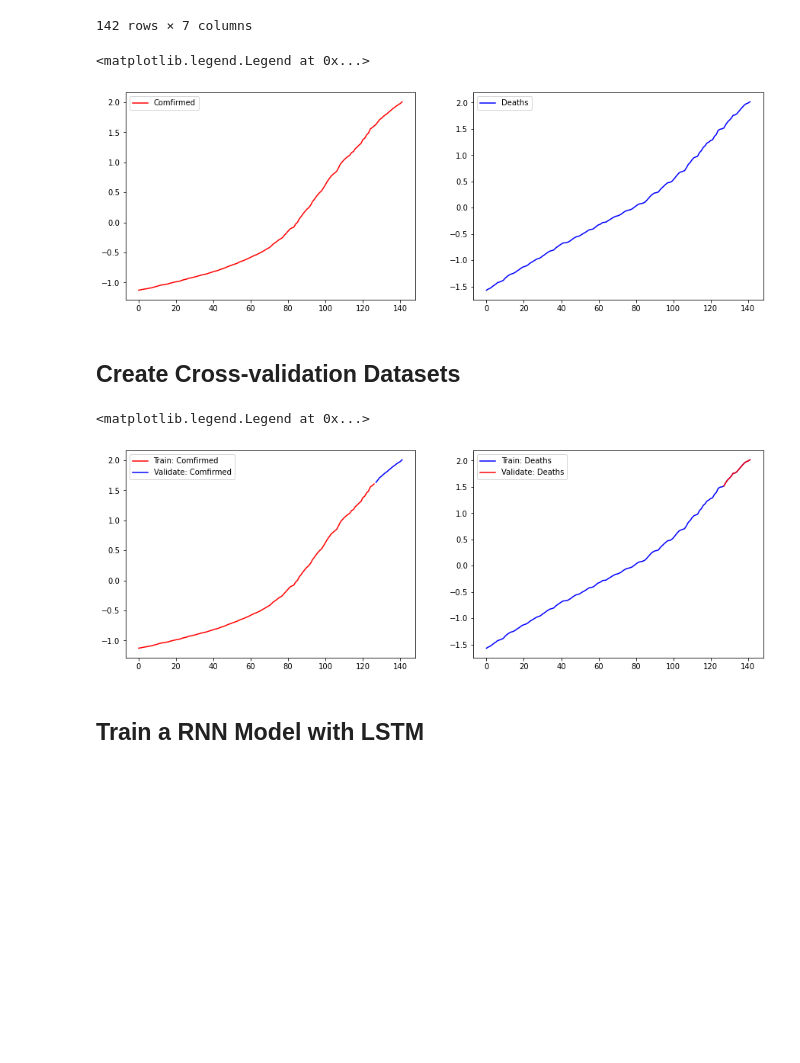
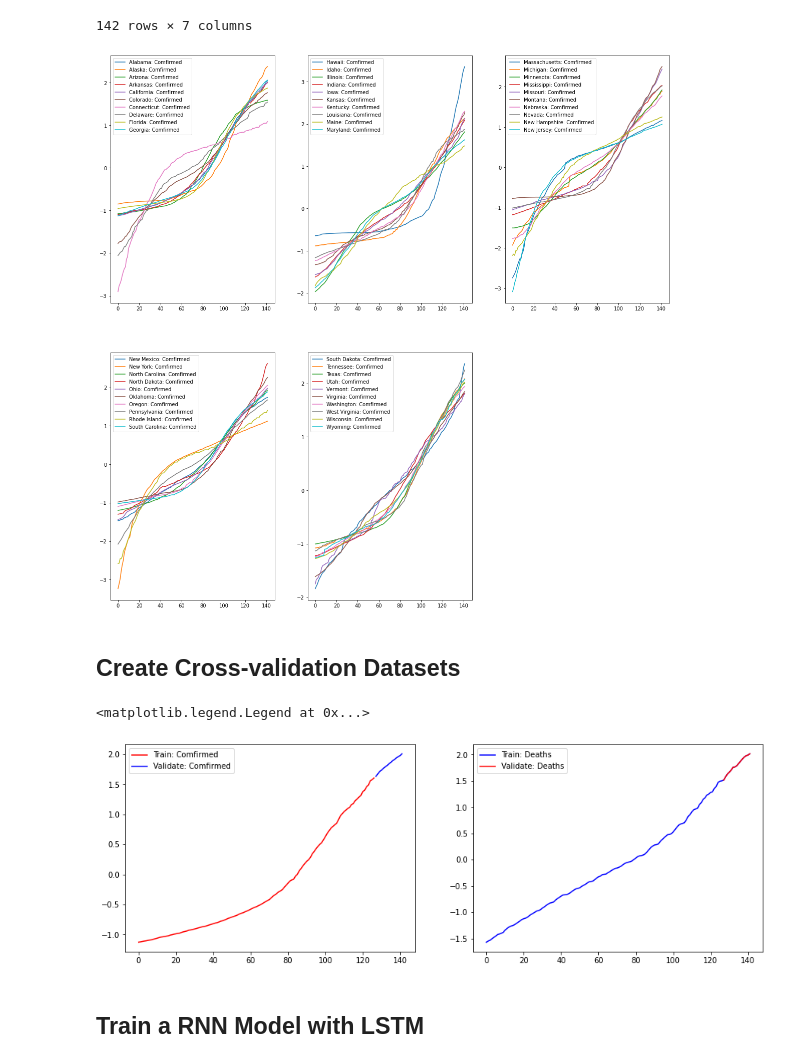
Before and after one commit to JackZhao98/COVID19-Prediction, a Jupyter notebook: notebook.ipynb, the cells around one changed output. Drawn from its saved outputs; the diff is of its cells as text; code cells hidden in the pictures; blank space fills up the shorter version.

Commit message:
change figures

```diff
--- a/notebook.ipynb
+++ b/notebook.ipynb
@@ -76,17 +76,26 @@ states_data['California']
 | 141 | 2.007029 | 2.014608 | 2.006399 | 2.007397 | 2.017275 | -1.199411 | 2.017600 |
 142 rows × 7 columns
 # %%
-plt.figure(figsize=(15, 5))
-plt.subplot(1,2,1)
-plt.yscale('linear')
-plt.plot(states_data['California'].Confirmed.values, color='red', label='Comfirmed')
-plt.legend(loc='best')
-plt.subplot(1,2,2)
-plt.plot(states_data['California'].Deaths.values, color='blue', label='Deaths')
-plt.legend(loc='best')
+num_states = len(states_data.keys())
+state_count = 1
+figure_count = 1;
+plt.figure(figsize=(20, 20))
+for state in states_data.keys():
+    if state_count == 1:
+        plt.subplot(2,3,figure_count)
+        plt.yscale('linear')
+    plt.plot(states_data[state].Confirmed.values, label=f"{state}: Comfirmed")
+    plt.legend(loc='best')
+    state_count += 1
+    if state_count == 11:
+        state_count %= 10
+        figure_count += 1
+
+# plt.subplot(1,2,2)
+# plt.plot(states_data['California'].Deaths.values, color='blue', label='Deaths')
+# plt.legend(loc='best')
 # %% [output]
-<matplotlib.legend.Legend at 0x...>
-[figure, old version]
+[figure, new version]
 # %% [markdown]
 ## Create Cross-validation Datasets
 # %%
@@ -101,19 +110,23 @@ for state in states_data.keys():
     state_train_data[state] = states_data[state][:state_test_size]
     state_validate_data[state] = states_data[state][state_test_size:]
 
+num_state_train = state_train_data['California'].shape[0]
+num_state_validate = state_validate_data['California'].shape[0]
+validate_range = np.arange(num_state_train, num_state_train+num_state_validate)
+
 plt.figure(figsize=(15, 5))
 plt.subplot(1,2,1)
 plt.yscale('linear')
 plt.plot(state_train_data['California'].Confirmed.values, color='red', label='Train: Comfirmed')
-plt.plot(np.arange(state_train_data['California'].shape[0], state_train_data['California'].shape[0]+state_validate_data['California'].shape[0]), state_validate_data['California'].Confirmed.values, color='blue', label='Validate: Comfirmed')
+plt.plot(validate_range, state_validate_data['California'].Confirmed.values, color='blue', label='Validate: Comfirmed')
 plt.legend(loc='best')
 plt.subplot(1,2,2)
 plt.plot(states_data['California'].Deaths.values, color='blue', label='Train: Deaths')
-plt.plot(np.arange(state_train_data['California'].shape[0], state_train_data['California'].shape[0]+state_validate_data['California'].shape[0]), state_validate_data['California'].Deaths.values, color='red', label='Validate: Deaths')
+plt.plot(validate_range, state_validate_data['California'].Deaths.values, color='red', label='Validate: Deaths')
 plt.legend(loc='best')
 # %% [output]
 <matplotlib.legend.Legend at 0x...>
-[figure, old version]
+[figure, new version]
 # %% [markdown]
 ## Train a RNN Model with LSTM
 # %%
```
Also changed, not shown: parts of 4 cells of this notebook.
